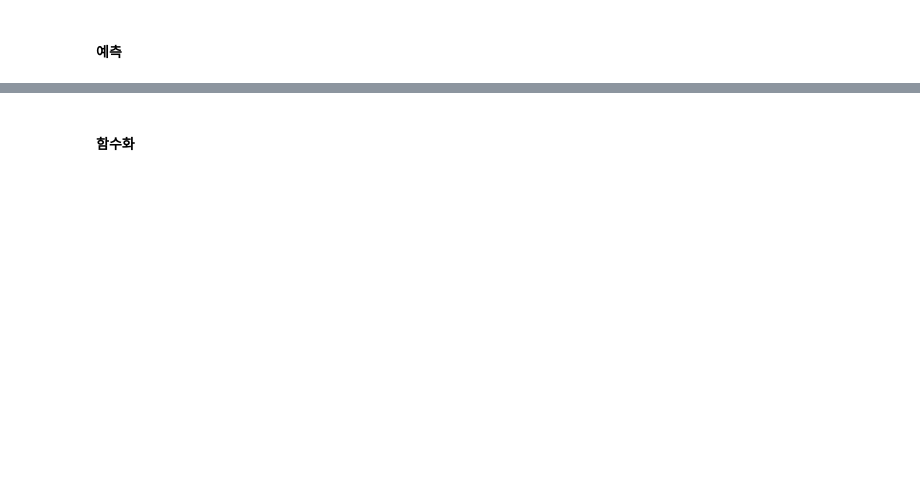
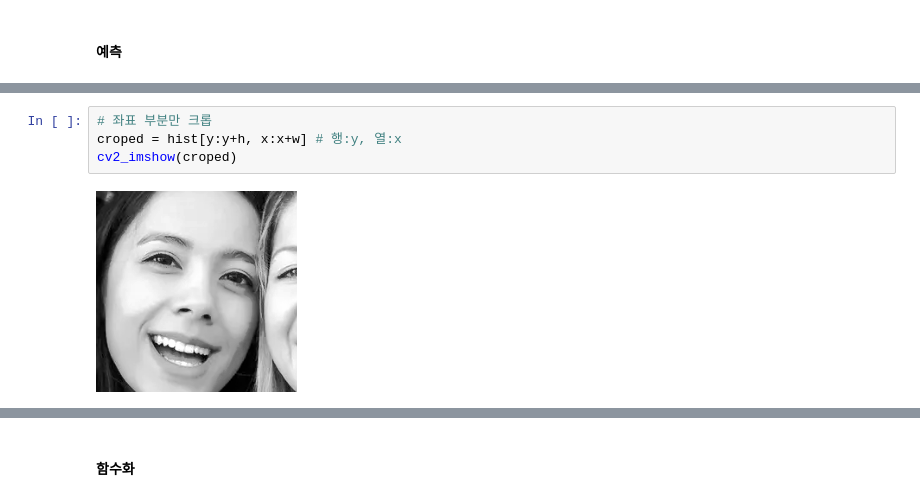
Before and after one commit to yebiny/SkillTreePython-DeepLearning, a Jupyter notebook: 00.추가학습/해설/ch00_04_OpenCV활용_haarcascade_객체인식.ipynb, the cells around one changed output, grey strips where cells are left out. Cells and saved outputs as stored; diff of their text form; blank space fills up the shorter version.

```diff
--- a/00.추가학습/해설/ch00_04_OpenCV활용_haarcascade_객체인식.ipynb
+++ b/00.추가학습/해설/ch00_04_OpenCV활용_haarcascade_객체인식.ipynb
@@ -108,0 +163,6 @@ eyes_cascade_name = 'haarcascade_eye_tree_eyeglasses.xml'
+# %%
+# 좌표 부분만 크롭
+croped = hist[y:y+h, x:x+w] # 행:y, 열:x
+cv2_imshow(croped)
+# %% [output]
+[figure, added]
```
Also changed, not shown: parts of 16 cells of this notebook.
